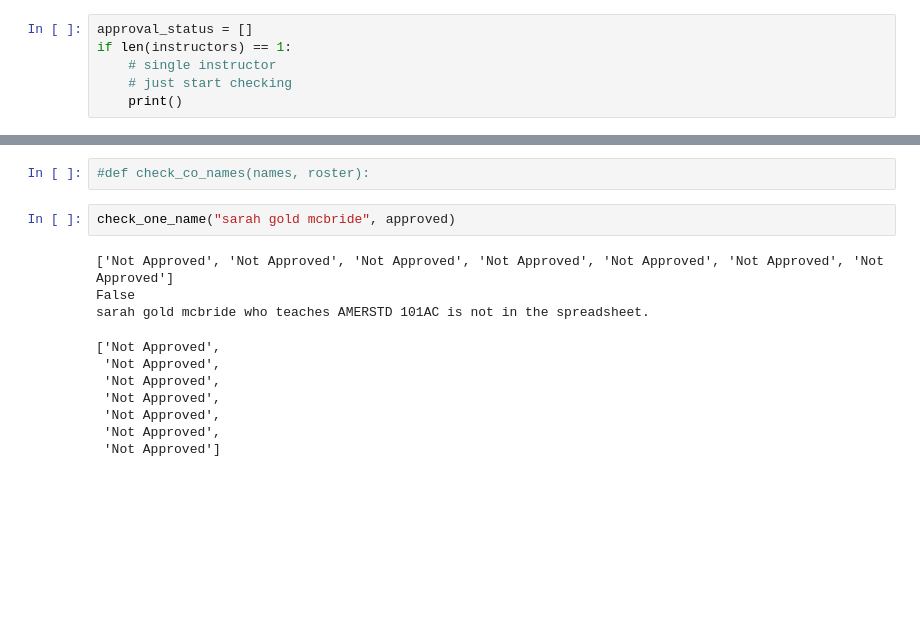
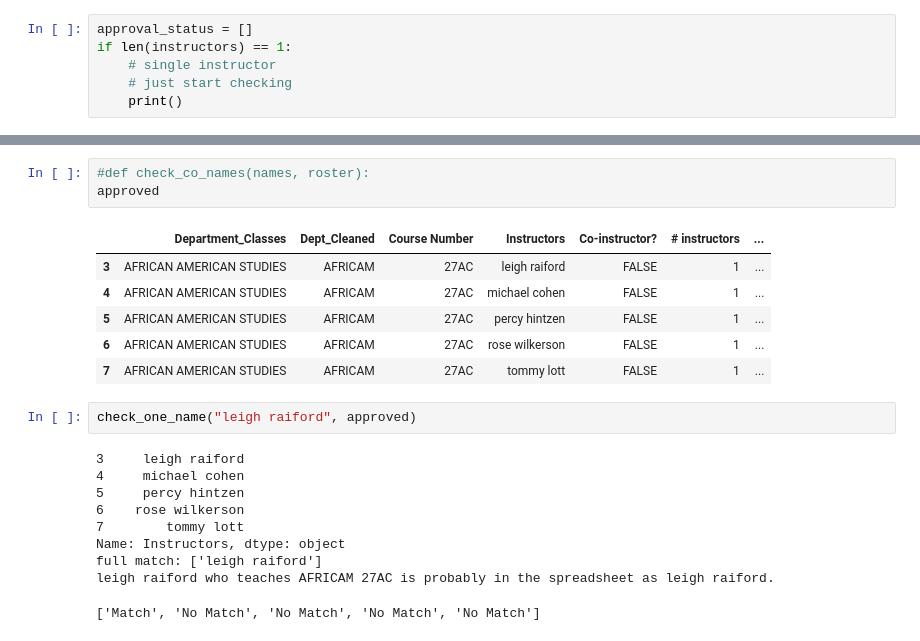
Before and after one commit to jiyoojeong/americancultures, a Jupyter notebook: sort.ipynb, the cells around one changed output, grey strips where cells are left out. Saved outputs shown, nothing was run; the diff lists cells and outputs as text; blank space fills up the shorter version.

```diff
--- a/sort.ipynb
+++ b/sort.ipynb
@@ -234,15 +252,22 @@ SyntaxError: invalid syntax (2987247514.py, line 6)
 # %%
 #def check_co_names(names, roster):
+approved
+# %% [output]
+|  | Department_Classes | Dept_Cleaned | Course Number | Instructors | Co-instructor? | # instructors | ... |
+| 3 | AFRICAN AMERICAN STUDIES | AFRICAM | 27AC | leigh raiford | FALSE | 1 | ... |
+| 4 | AFRICAN AMERICAN STUDIES | AFRICAM | 27AC | michael cohen | FALSE | 1 | ... |
+| 5 | AFRICAN AMERICAN STUDIES | AFRICAM | 27AC | percy hintzen | FALSE | 1 | ... |
+| 6 | AFRICAN AMERICAN STUDIES | AFRICAM | 27AC | rose wilkerson | FALSE | 1 | ... |
+| 7 | AFRICAN AMERICAN STUDIES | AFRICAM | 27AC | tommy lott | FALSE | 1 | ... |
-# %%
-check_one_name("sarah gold mcbride", approved)
-# %% [output]
-['Not Approved', 'Not Approved', 'Not Approved', 'Not Approved', 'Not Approved', 'Not Approved', 'Not Approved']
-False
-sarah gold mcbride who teaches AMERSTD 101AC is not in the spreadsheet.
-['Not Approved',
- 'Not Approved',
- 'Not Approved',
- 'Not Approved',
- 'Not Approved',
- 'Not Approved',
- 'Not Approved']
+# %%
+check_one_name("leigh raiford", approved)
+# %% [output]
+3     leigh raiford
+4     michael cohen
+5     percy hintzen
+6    rose wilkerson
+7        tommy lott
+Name: Instructors, dtype: object
+full match: ['leigh raiford']
+leigh raiford who teaches AFRICAM 27AC is probably in the spreadsheet as leigh raiford.
+['Match', 'No Match', 'No Match', 'No Match', 'No Match']
```
Also changed, not shown: parts of 2 cells of this notebook.
